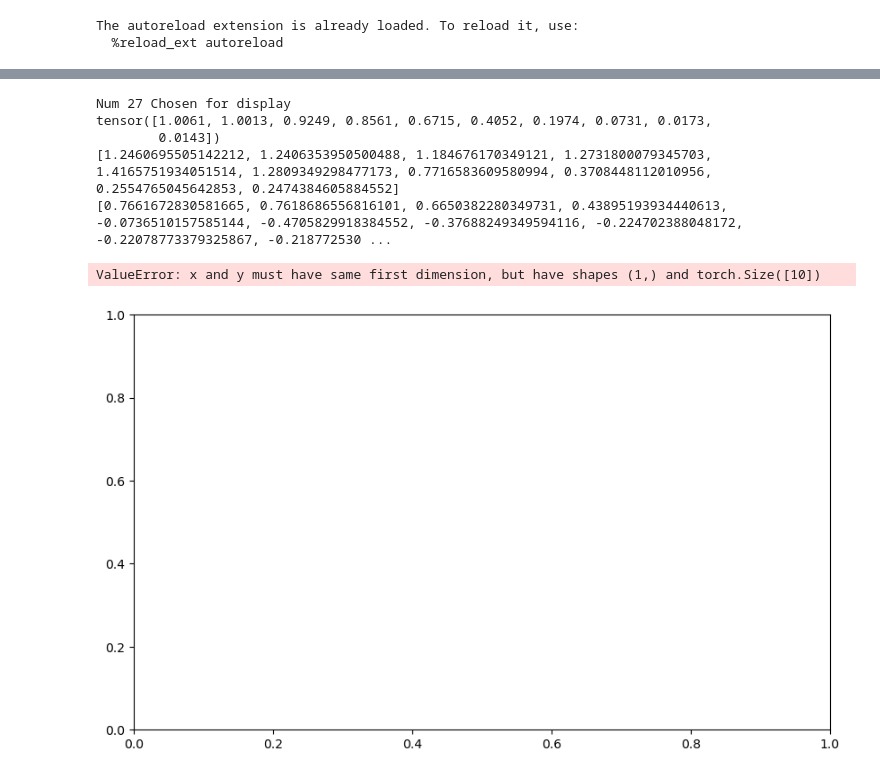
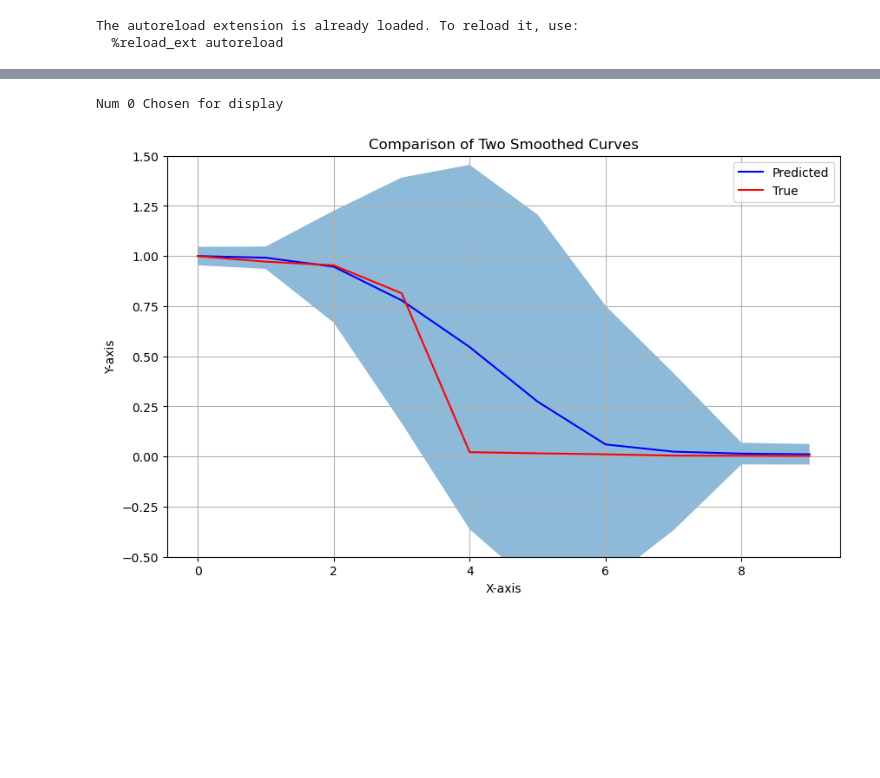
Before and after one commit to Paul-A-Lavender/MOGP-Transferable-kernel-learning, a Jupyter notebook: MOGP_quad_rbf.ipynb, the cells around one changed output, grey strips where cells are left out. Saved outputs shown, nothing was run; the diff lists cells and outputs as text; code cells hidden in the pictures; blank space fills up the shorter version.

```diff
--- a/MOGP_quad_rbf.ipynb
+++ b/MOGP_quad_rbf.ipynb
@@ -44,6 +136,7 @@ y_test_tensor = torch.tensor(y_test)
 # %%
-
-mask_bool_met = X_df.columns.str.contains("met")
+with open(X_path, 'rb') as f:
+    X_df = pickle.load(f)
+mask_bool_met = X_df.columns.str.contains("HypMET")
 mask_bool_mut = X_df.columns.str.contains("mut")
 mask_bool_cna = X_df.columns.str.contains("cna")
 mask_bool_dc  = X_df.columns.str.contains("dc")
@@ -58,3 +151,7 @@ diag_matrix_mut = torch.tensor(np.diag(mask_float_mut))
 diag_matrix_cna = torch.tensor(np.diag(mask_float_cna))
 diag_matrix_dc  = torch.tensor(np.diag(mask_float_dc))
 filters=(diag_matrix_mut,diag_matrix_met,diag_matrix_cna,diag_matrix_dc)
+print("MUT features:"+str(np.sum(mask_float_mut))+str(diag_matrix_met.shape))
+print("Met features:"+str(np.sum(mask_float_met))+str(diag_matrix_met.shape))
+print("CNA features:"+str(np.sum(mask_float_cna))+str(diag_matrix_met.shape))
+print("DC features:"+str(np.sum(mask_float_dc))+str(diag_matrix_met.shape))
@@ -119,8 +200,13 @@ class MultitaskGPModel(gpytorch.models.ExactGP):
             gpytorch.means.ConstantMean(), num_tasks=num_conc
         )
         self.covar_module = gpytorch.kernels.MultitaskKernel(
-            QuadripleDRPKernel(filters), num_tasks=num_conc, rank=2
+           QuadripleDRPKernel(filters), num_tasks=num_conc
         )
+
+        if USE_TOY_DATASET:
+            self.covar_module = gpytorch.kernels.MultitaskKernel(
+                gpytorch.kernels.RBFKernel(batch_shape=torch.Size([num_conc])), num_tasks=num_conc
+            )
 
     def forward(self, x):
         mean_x = self.mean_module(x)
@@ -175,51 +295,38 @@ Iter 50/50 - Loss: -0.424
 # %%
-def smooth_curve(x, y, num_points=300):
-    # 创建平滑的曲线
-    x_smooth = np.linspace(x.min(), x.max(), num_points)
-    y_smooth = make_interp_spline(x, y)(x_smooth)
-    return x_smooth, y_smooth
 
 # Set into eval mode
 model.eval()
 likelihood.eval()
 
 random_num = np.random.randint(0, len(X_test_tensor), size=1)[0]
-y_true=y_test_tensor[random_num:random_num+1]
+y_true=y_test_tensor
 
 # Make predictions
 with torch.no_grad(), gpytorch.settings.fast_pred_var():
-    predictions = likelihood(model(X_test_tensor[random_num:random_num+1]))
-    mean = predictions.mean
-    lower, upper = predictions.confidence_region()
+    distribution = likelihood(model(X_test_tensor))
+    mean = distribution.mean
+    lower, upper = distribution.confidence_region()
 
 
-x_plt_axis = np.arange(len(mean[0]))
+x_plt_axis = torch.tensor(range(num_conc))
 
+# print(x_plt_axis.shape)
+# print(mean[0][0].shape)
+print("Num "+str(random_num)+" Chosen for display")
+# 创建图形、
+# print(mean.flatten())
 
-print("Num "+str(random_num)+" Chosen for display")
-x_plt_axis = np.linspace(0, len(mean) - 1, len(mean))
-# 创建图形、
-selected_upper_bound=lower[0].numpy().tolist()
-selected_lower_bound=upper[0].numpy().tolist()
-print(mean.flatten())
-print(selected_lower_bound)
-print(selected_upper_bound)
 plt.figure(figsize=(10, 6))
-plt.plot(x_plt_axis, mean.flatten(), label='Predicted', color='blue')
-plt.plot(x_plt_axis, y_true.flatten(), label='True', color='red')
-plt.fill_between(x_plt_axis, selected_lower_bound, selected_upper_bound, alpha=0.5)
-plt.ylim(-0.5, 1.5)
+plt.plot(x_plt_axis, mean[random_num], label='Predicted', color='blue')
+plt.plot(x_plt_axis, y_true[random_num], label='True', color='red')
+plt.fill_between(x_plt_axis, lower[random_num], upper[random_num], alpha=0.5)
 # 添加标题和标签
 plt.title('Comparison of Two Smoothed Curves')
 plt.xlabel('X-axis')
+plt.ylim(-0.5, 1.5)
 plt.ylabel('Y-axis')
 plt.legend()
 plt.grid(True)
 # %% [output]
-Num 27 Chosen for display
-tensor([1.0061, 1.0013, 0.9249, 0.8561, 0.6715, 0.4052, 0.1974, 0.0731, 0.0173,
-        0.0143])
-[1.2460695505142212, 1.2406353950500488, 1.184676170349121, 1.2731800079345703, 1.4165751934051514, 1.2809349298477173, 0.7716583609580994, 0.3708448112010956, 0.2554765045642853, 0.2474384605884552]
-[0.7661672830581665, 0.7618686556816101, 0.6650382280349731, 0.43895193934440613, -0.0736510157585144, -0.4705829918384552, -0.37688249349594116, -0.224702388048172, -0.22078773379325867, -0.218772530 ...
+Num 0 Chosen for display
-ValueError: x and y must have same first dimension, but have shapes (1,) and torch.Size([10])
-[figure, old version]
+[figure, new version]
```
Also changed, not shown: parts of 11 cells of this notebook, 1 other file.
